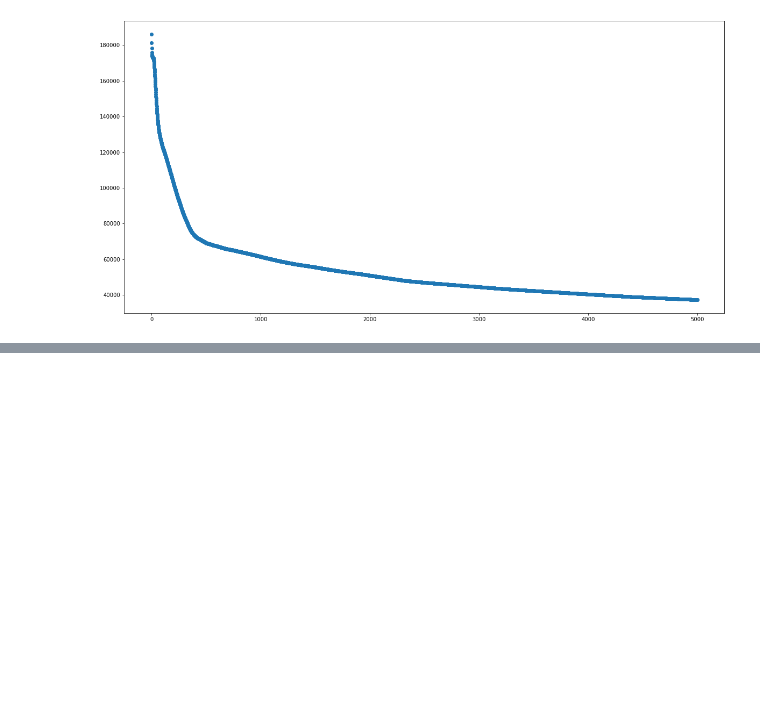
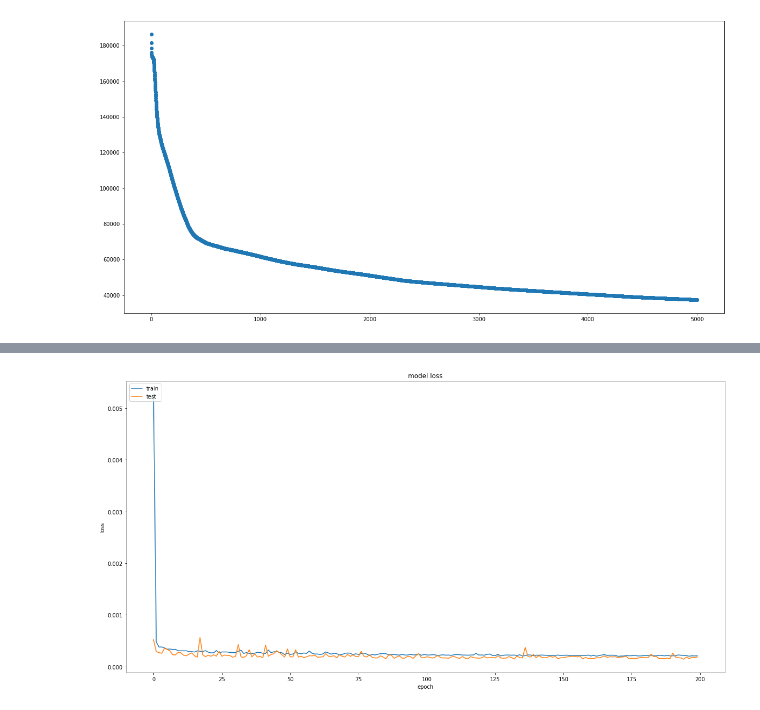
Before and after one commit to Andropogon/AI-Blockchain-Project, a Jupyter notebook: btc_quandl_data.ipynb, the cells around one changed output, grey strips where cells are left out. Saved outputs shown, nothing was run; the diff lists cells and outputs as text; code cells hidden in the pictures; blank space fills up the shorter version.

```diff
--- a/btc_quandl_data.ipynb
+++ b/btc_quandl_data.ipynb
@@ -268,0 +334,10 @@ rmse
+# %%
+from keras.models import Sequential
+from keras.layers import Dense
+
+model1 = Sequential()
+model1.add(Dense(512, activation='relu', input_dim=X_size))
+model1.add(Dense(32, activation='relu'))
+model1.add(Dense(y_size))
+model1.compile(optimizer='adam', loss='mse')
+model1.summary()
@@ -268,0 +359,8 @@ rmse
+# %%
+history1 = model1.fit(
+    X_train,
+    y_train,
+    batch_size = 32,
+    epochs=200,
+    validation_data=(X_val, y_val),
+)
@@ -268,0 +387,11 @@ rmse
+# %%
+# summarize history for loss
+plt.plot(history1.history['loss'])
+plt.plot(history1.history['val_loss'])
+plt.title('model loss')
+plt.ylabel('loss')
+plt.xlabel('epoch')
+plt.legend(['train', 'test'], loc='upper left')
+plt.show()
+# %% [output]
+[figure, added]
```
Also changed, not shown: parts of 37 cells of this notebook.
